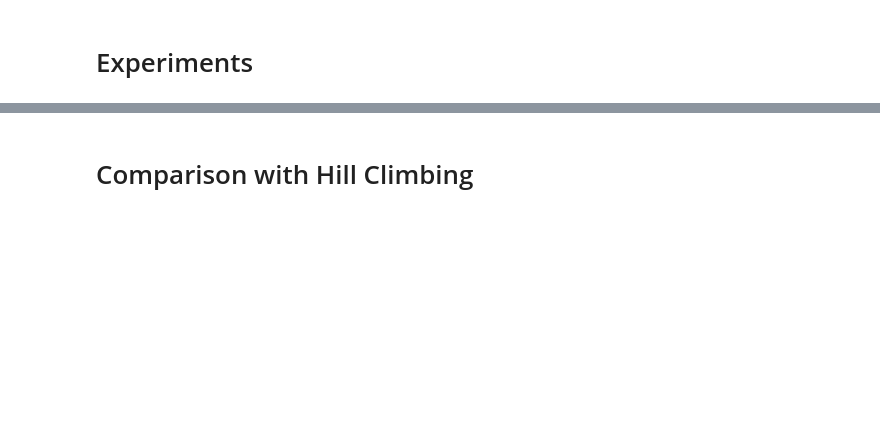
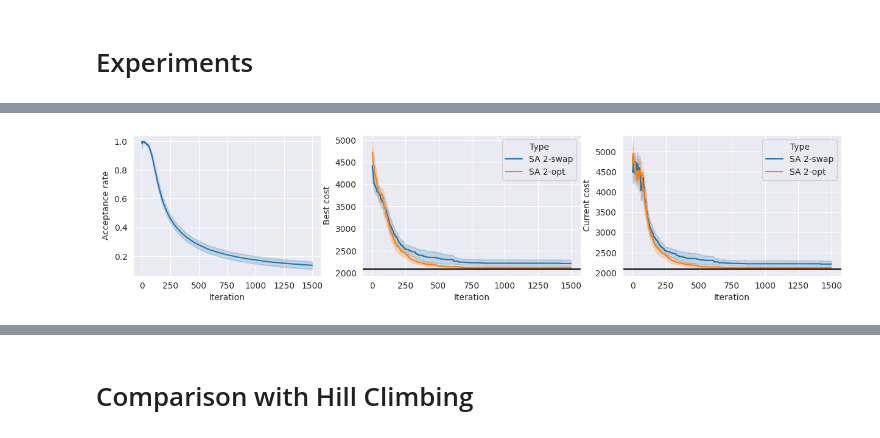
Before and after one commit to nngerncham/ma395_heuristic, a Jupyter notebook: homework/hw2/code/Problem 1.ipynb, the cells around one changed output, grey strips where cells are left out. Cells and saved outputs as stored; diff of their text form; code cells hidden in the pictures; blank space fills up the shorter version.

```diff
--- a/homework/hw2/code/Problem 1.ipynb
+++ b/homework/hw2/code/Problem 1.ipynb
@@ -78,11 +51,12 @@ def plot(df: pd.DataFrame, optimal: float) -> Tuple[plt.Figure, Tuple]:
 # %%
-# gr17_2swap_df = experiment("data/gr17_d.txt", generate_2swap_neighbor, "SA 2-swap",
-#                            max_iters=1500, seeds=SEEDS)
-# gr17_2opt_df = experiment("data/gr17_d.txt", generate_2opt_neighbor, "SA 2-opt",
-#                           max_iters=1500, seeds=SEEDS)
-# gr17_df = pd.concat([gr17_2swap_df, gr17_2opt_df])
-# gr17_df.to_csv("results/sa_gr17.csv", index=False)
+gr17_2swap_df = experiment("data/gr17_d.txt", generate_2swap_neighbor, "SA 2-swap",
+                           max_iters=1500, seeds=SEEDS)
+gr17_2opt_df = experiment("data/gr17_d.txt", generate_2opt_neighbor, "SA 2-opt",
+                          max_iters=1500, seeds=SEEDS)
+gr17_df = pd.concat([gr17_2swap_df, gr17_2opt_df])
+gr17_df.to_csv("results/sa_gr17.csv", index=False)
 # %%
-# %%time
-# gr17_fig, _ = plot(gr17_df, 2085)
-# gr17_fig.savefig("../images/gr17_sa", dpi=600, bbox_inches="tight")
+%%time
+gr17_fig, _ = plot(gr17_df, 2085)
+gr17_fig.savefig("../images/gr17_sa", dpi=600, bbox_inches="tight")
+# %% [output]
@@ -89 +65,2 @@ def plot(df: pd.DataFrame, optimal: float) -> Tuple[plt.Figure, Tuple]:
+[figure, added]
 # %%
```
Also changed, not shown: parts of 11 cells of this notebook, 11 other files.
